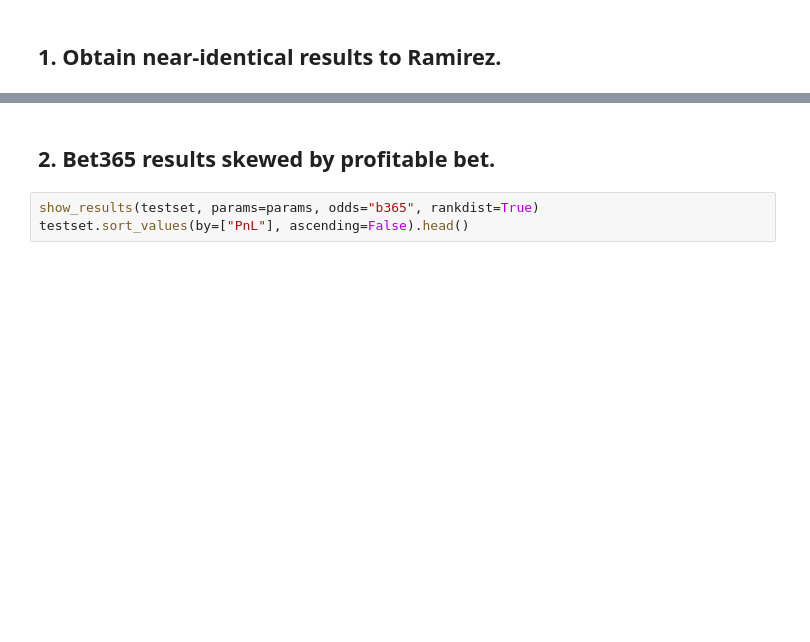
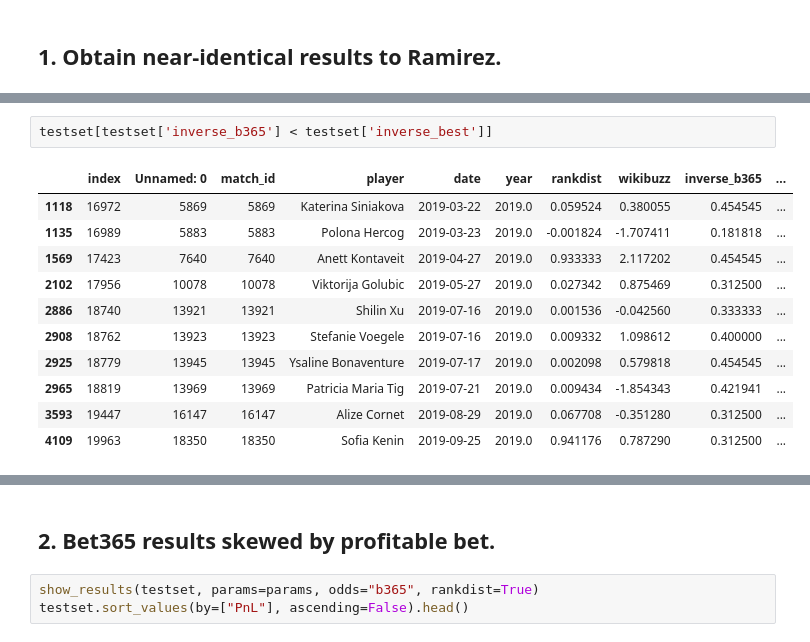
Before and after one commit to Faxulous/notFeelingTheBuzz, a Jupyter notebook: results_and_issues.ipynb, the cells around one changed output, grey strips where cells are left out. Saved outputs shown, nothing was run; the diff lists cells and outputs as text; blank space fills up the shorter version.

```diff
--- a/results_and_issues.ipynb
+++ b/results_and_issues.ipynb
@@ -171,3 +172,17 @@ plot_results()
+# %%
+testset[testset['inverse_b365'] < testset['inverse_best']]
+# %% [output]
+|  | index | Unnamed: 0 | match_id | player | date | year | rankdist | wikibuzz | inverse_b365 | ... |
+| 1118 | 16972 | 5869 | 5869 | Katerina Siniakova | 2019-03-22 | 2019.0 | 0.059524 | 0.380055 | 0.454545 | ... |
+| 1135 | 16989 | 5883 | 5883 | Polona Hercog | 2019-03-23 | 2019.0 | -0.001824 | -1.707411 | 0.181818 | ... |
+| 1569 | 17423 | 7640 | 7640 | Anett Kontaveit | 2019-04-27 | 2019.0 | 0.933333 | 2.117202 | 0.454545 | ... |
+| 2102 | 17956 | 10078 | 10078 | Viktorija Golubic | 2019-05-27 | 2019.0 | 0.027342 | 0.875469 | 0.312500 | ... |
+| 2886 | 18740 | 13921 | 13921 | Shilin Xu | 2019-07-16 | 2019.0 | 0.001536 | -0.042560 | 0.333333 | ... |
+| 2908 | 18762 | 13923 | 13923 | Stefanie Voegele | 2019-07-16 | 2019.0 | 0.009332 | 1.098612 | 0.400000 | ... |
+| 2925 | 18779 | 13945 | 13945 | Ysaline Bonaventure | 2019-07-17 | 2019.0 | 0.002098 | 0.579818 | 0.454545 | ... |
+| 2965 | 18819 | 13969 | 13969 | Patricia Maria Tig | 2019-07-21 | 2019.0 | 0.009434 | -1.854343 | 0.421941 | ... |
+| 3593 | 19447 | 16147 | 16147 | Alize Cornet | 2019-08-29 | 2019.0 | 0.067708 | -0.351280 | 0.312500 | ... |
+| 4109 | 19963 | 18350 | 18350 | Sofia Kenin | 2019-09-25 | 2019.0 | 0.941176 | 0.787290 | 0.312500 | ... |
 # %%
 params = fit_regression(rankdist=False)
 show_results(testset, params=params, odds="b365", rankdist=False)
```
Also changed, not shown: parts of 15 cells of this notebook, 2 other files.
